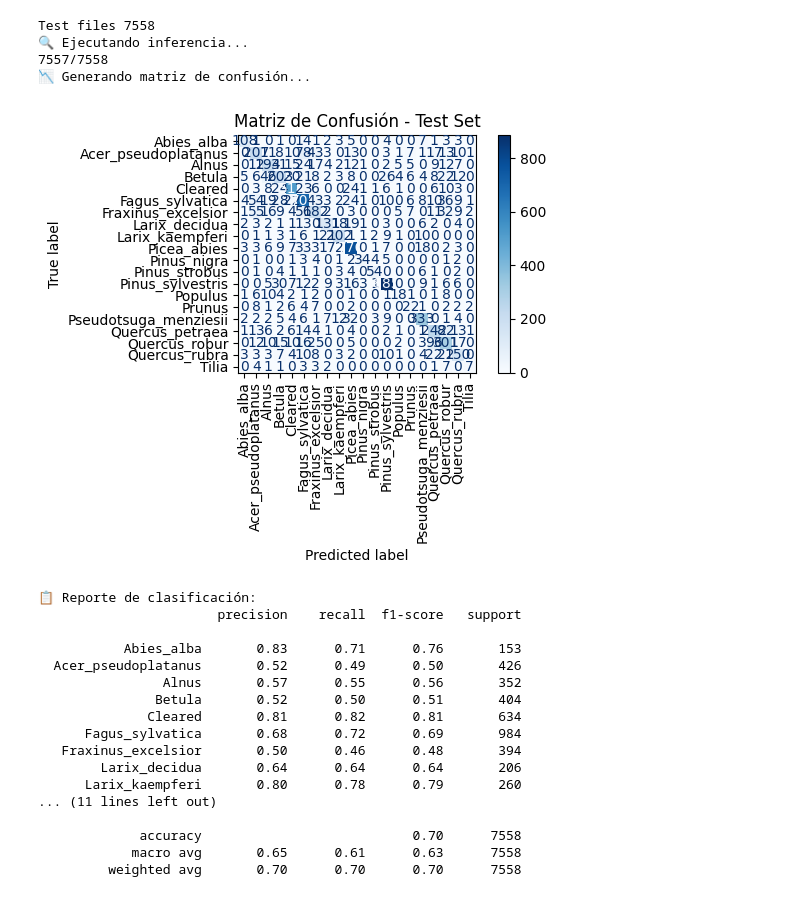
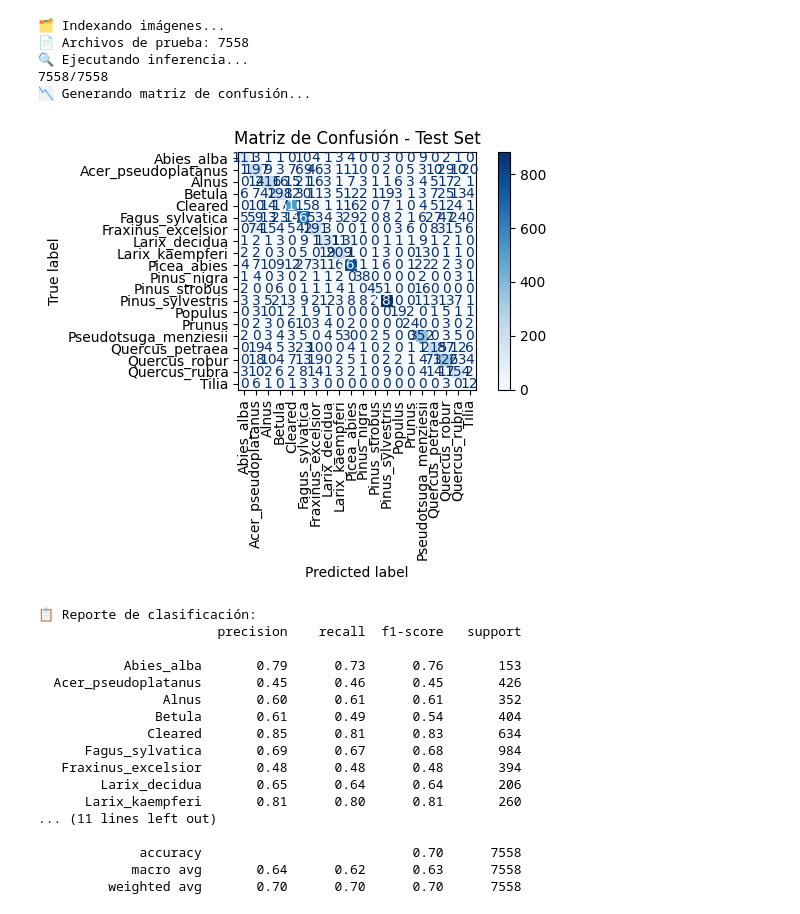
Before and after one commit to shaky0907/TreeTec, a Jupyter notebook: ModelValidation.ipynb, the cells around one changed output. Drawn from its saved outputs; the diff is of its cells as text; code cells hidden in the pictures.

Commit message:
Kaggle Notebook | Validacion modelos | Update indexing images

```diff
--- a/ModelValidation.ipynb
+++ b/ModelValidation.ipynb
@@ -12,7 +12,8 @@ import matplotlib.pyplot as plt
 # -----------------------------
 # Configuración
 # -----------------------------
-MODEL_PATH = "/kaggle/input/treetecmodels/resnet18_transfer_10_epochs.pth"
+MODEL_NAME = "resnet34"  # Cambiá por "resnet18" si usás ese modelo
+MODEL_PATH = "/kaggle/input/treetecmodels/resnet34_transfer_10_epochs.pth"
 TXT_PATH = "/kaggle/input/treetecmodels/test_files.txt"
 IMG_DIR = "/kaggle/input/treesattfg/Images/Images"
 SPECIES_JSON = "/kaggle/input/treesattfg/species_list.json"
@@ -37,9 +38,8 @@ def extract_species(filename):
             break
         species_parts.append(part)
     species = "_".join(species_parts)
-    species = species.replace("_spec.", "").replace(".", "")  # limpiar "spec." y puntos
+    species = species.replace("_spec.", "").replace(".", "")
     return species
-
 
 # -----------------------------
 # Transformaciones
@@ -56,11 +56,21 @@ transform = transforms.Compose([
 # -----------------------------
 device = torch.device("cuda" if torch.cuda.is_available() else "cpu")
 num_classes = len(species_list)
-model = models.resnet18(pretrained=False)
+model = getattr(models, MODEL_NAME)(pretrained=False)
 model.fc = nn.Linear(model.fc.in_features, num_classes)
 model.load_state_dict(torch.load(MODEL_PATH, map_location=device))
 model.to(device)
 model.eval()
+
+# -----------------------------
+# Crear índice de imágenes para acceso rápido
+# -----------------------------
+print("🗂️ Indexando imágenes...")
+image_path_dict = {}
+for root, _, files in os.walk(IMG_DIR):
+    for file in files:
+        if file.endswith(".tif"):
+            image_path_dict[file] = os.path.join(root, file)
 
 # -----------------------------
 # Leer archivos de test
@@ -68,7 +78,8 @@ model.eval()
 with open(TXT_PATH, 'r') as f:
     test_filenames = [line.strip() for line in f.readlines()]
 
-print("Test files",len(test_filenames))
+print("📄 Archivos de prueba:", len(test_filenames))
+
 # -----------------------------
 # Inferencia
 # -----------------------------
@@ -76,15 +87,9 @@ true_labels = []
 pred_labels = []
 
 print("🔍 Ejecutando inferencia...")
-test_len = len(test_filenames)
-j = 0
-for filename in test_filenames:
-    print(f"{j}/{test_len}", end="\r", flush=True)
-    filepath = None
-    for root, _, files in os.walk(IMG_DIR):
-        if filename in files:
-            filepath = os.path.join(root, filename)
-            break
+for i, filename in enumerate(test_filenames):
+    print(f"{i+1}/{len(test_filenames)}", end="\r", flush=True)
+    filepath = image_path_dict.get(filename)
 
     if filepath is None:
         print(f"⚠️ Archivo no encontrado: {filename}")
@@ -97,57 +102,53 @@ for filename in test_filenames:
 
     true_idx = species_to_idx[true_species]
 
-
     image = Image.open(filepath).convert("RGB")
     image_tensor = transform(image).unsqueeze(0).to(device)
 
     with torch.no_grad():
         output = model(image_tensor)
         pred_idx = output.argmax(1).item()
 
     true_labels.append(true_idx)
     pred_labels.append(pred_idx)
-
-    j +=1
-
-
 
 # -----------------------------
 # Matriz de confusión
 # -----------------------------
 print("\n📉 Generando matriz de confusión...")
 cm = confusion_matrix(true_labels, pred_labels)
 disp = ConfusionMatrixDisplay(confusion_matrix=cm, display_labels=species_list)
 disp.plot(cmap='Blues', xticks_rotation=90)
 plt.title("Matriz de Confusión - Test Set")
 plt.tight_layout()
 plt.show()
 
 # -----------------------------
 # Reporte de clasificación
 # -----------------------------
 print("\n📋 Reporte de clasificación:")
 print(classification_report(true_labels, pred_labels, target_names=species_list, zero_division=0))
 # %% [output]
-Test files 7558
+🗂️ Indexando imágenes...
+📄 Archivos de prueba: 7558
 🔍 Ejecutando inferencia...
-7557/7558
+7558/7558
 📉 Generando matriz de confusión...
-[figure, old version]
+[figure, new version]
 📋 Reporte de clasificación:
                        precision    recall  f1-score   support
 
-           Abies_alba       0.83      0.71      0.76       153
-  Acer_pseudoplatanus       0.52      0.49      0.50       426
-                Alnus       0.57      0.55      0.56       352
-               Betula       0.52      0.50      0.51       404
-              Cleared       0.81      0.82      0.81       634
-      Fagus_sylvatica       0.68      0.72      0.69       984
-   Fraxinus_excelsior       0.50      0.46      0.48       394
-        Larix_decidua       0.64      0.64      0.64       206
-      Larix_kaempferi       0.80      0.78      0.79       260
+           Abies_alba       0.79      0.73      0.76       153
+  Acer_pseudoplatanus       0.45      0.46      0.45       426
+                Alnus       0.60      0.61      0.61       352
+               Betula       0.61      0.49      0.54       404
+              Cleared       0.85      0.81      0.83       634
+      Fagus_sylvatica       0.69      0.67      0.68       984
+   Fraxinus_excelsior       0.48      0.48      0.48       394
+        Larix_decidua       0.65      0.64      0.64       206
+      Larix_kaempferi       0.81      0.80      0.81       260
 ... (11 lines left out)
 
              accuracy                           0.70      7558
-            macro avg       0.65      0.61      0.63      7558
+            macro avg       0.64      0.62      0.63      7558
          weighted avg       0.70      0.70      0.70      7558
```
